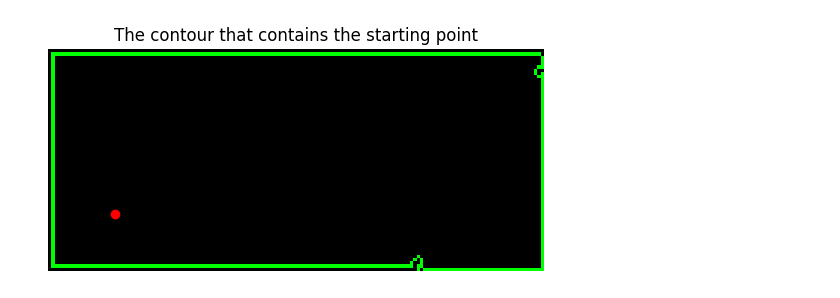
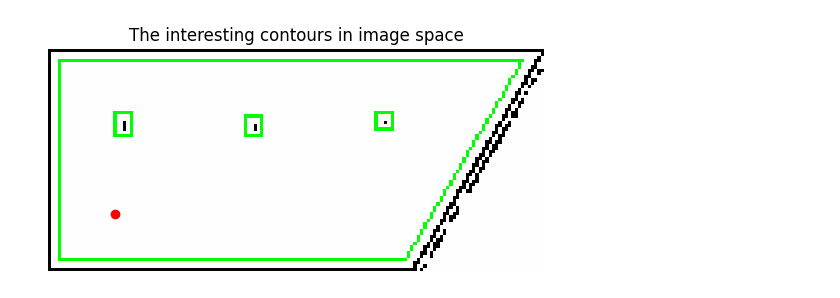
Before and after one commit to Alexbeast-CN/bcd_coverage, a Jupyter notebook: main.ipynb, the cells around one changed output. Drawn from its saved outputs; the diff is of its cells as text; code cells hidden in the pictures.

```diff
--- a/main.ipynb
+++ b/main.ipynb
@@ -48,14 +69,16 @@ plt.show()
 # %%
+
 def find_interesting_contour(gray_map, current_pos):
     contours, hierarchy = cv2.findContours(gray_map, cv2.RETR_TREE, cv2.CHAIN_APPROX_SIMPLE)
+    # data structure for contours: list of numpy array shaped (n, 1, 2)
 
     minContour = None
     allChildContours = []
-    minArea = float('inf')
+    minArea = None
 
     index = 0
     for i, contour in enumerate(contours):
-       if cv2.pointPolygonTest(contour, current_pos, False) >= 0:
+        if cv2.pointPolygonTest(contour, current_pos, False) >= 0:
             area = cv2.contourArea(contour)
             if minContour is None or area < minArea:
                 minArea = area
@@ -74,22 +97,79 @@ def find_interesting_contour(gray_map, current_pos):
     find_all_child_contours(contours, hierarchy, index, allChildContours)
     selected_contours = [minContour] + allChildContours
 
-    return selected_contours
+    # simplify the contours
+    simplified_contours = []
+    for cnt in selected_contours:
+        epsilon = 0.02 * cv2.arcLength(cnt, True)  # Increased epsilon for more simplification
+        simplified_contour = cv2.approxPolyDP(cnt, epsilon, True)
+        simplified_contours.append(simplified_contour)
 
-selected_contours = find_interesting_contour(image, start)
-for contour in selected_contours:
-    for point in contour:
-        print(point)
+    def merge_close_points(contour, distance_threshold):
+        """
+        Merge points in a contour that are closer than the specified distance threshold.
+        """
+        if len(contour) <= 3:
+            return contour
 
+        merged_contour = []
+        i = 0
+        while i < len(contour):
+            current_point = contour[i]
+            next_point = contour[(i + 1)%len(contour)]
+            distance = np.linalg.norm(current_point - next_point)
+            i += 1 # Normal iteration
+            if distance < distance_threshold:
+                merged_point = (current_point + next_point) / 2 # Convert numpy array to list
+                if(i == len(contour)): # merge the last point with the first point
+                    merged_contour[0] = merged_point
+                else:
+                    merged_contour.append(merged_point)
+                i += 1 # Skip the next point
+            else:
+                merged_contour.append(current_point.tolist())  # Convert numpy array to list
+            # print(current_point, next_point, distance, np.array(merged_contour[-1], dtype=np.int32))
 
-# Draw the contour that contains the starting point
-polygons_img = np.zeros((image.shape[0], image.shape[1], 3), dtype=np.uint8)
-cv2.drawContours(polygons_img, selected_contours, 0, (0, 255, 0), 1)
+        return np.array(merged_contour, dtype=np.int32)
 
-# Display the result
-plt.imshow(polygons_img, cmap='gray')
+    distance_threshold = 2
+    merged_contours = [merge_close_points(cnt, distance_threshold) for cnt in simplified_contours]
+
+    return merged_contours
+
+selected_contours = find_interesting_contour(inflated_map, start)
+print("Number of obstables: ", len(selected_contours)-1)
+
+# for cnt in selected_contours:
+#     print("Number of points in contour: ", len(cnt))
+
+# display the result
+# fig, (ax1, ax2) = plt.subplots(1, 2, figsize=(10, 5))
+
+contour_board = cv2.cvtColor(image, cv2.COLOR_GRAY2RGB)
+cv2.drawContours(contour_board, selected_contours, -1, (0, 255, 0), 1)
+# display the vertices
+# for cnt in selected_contours:
+#     for point in cnt:
+#         plt.plot(point[0][0], point[0][1], 'ro')
+plt.imshow(cv2.cvtColor(contour_board, cv2.COLOR_BGR2RGB))
 plt.plot(start[0], start[1], 'ro')
-plt.title("The contour that contains the starting point")
 plt.axis('off')
+plt.title('The interesting contours in image space')
 plt.show()
+
+print("the image space and the vector space have different coordinate system")
+
+def plt_draw_contour(contour, color='green'):
+    n = len(contour)
+    for i in range(n):
+        plt.plot([contour[i][0][0], contour[(i+1)%n][0][0]],
+                 [contour[i][0][1], contour[(i+1)%n][0][1]], color)
+
+for cnt in selected_contours:
+    plt_draw_contour(cnt, 'green')
+
+plt.plot(start[0], start[1], 'ro')
+plt.title('The polygons in vector sapce')
+plt.axis('equal')
+plt.show()
 # %% [output]
@@ -113 +177 @@ plt.show()
-[figure, old version]
+[figure, new version]
```
Also changed, not shown: parts of 19 cells of this notebook, 2 other files.
